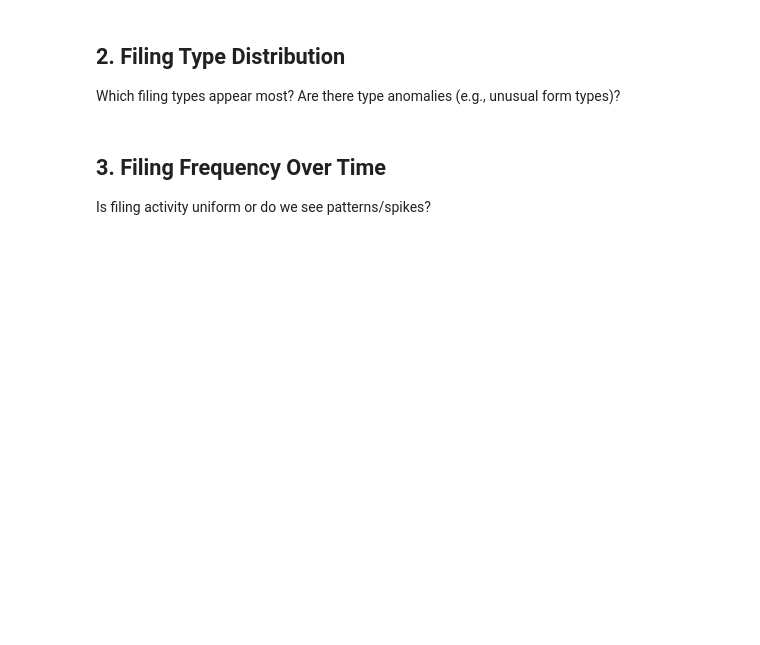
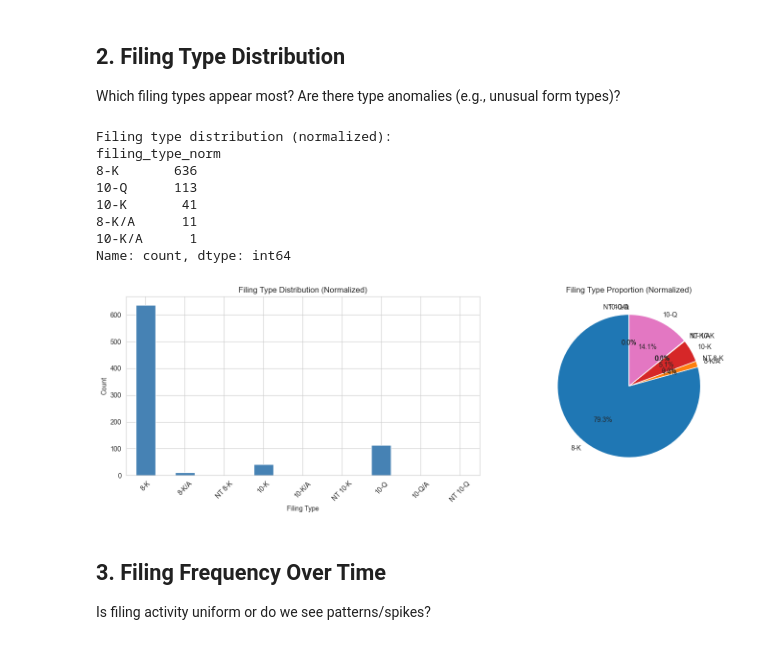
Before and after one commit to brngg/sec-anomaly-detector, a Jupyter notebook: notebooks/eda.ipynb, the cells around one changed output. Cells and saved outputs as stored; diff of their text form; code cells hidden in the pictures; blank space fills up the shorter version.

Commit message:
Appeneded new form filings

```diff
--- a/notebooks/eda.ipynb
+++ b/notebooks/eda.ipynb
@@ -33,9 +33,9 @@ companies = pd.read_sql_query("SELECT * FROM companies", conn)
 
 conn.close()
 
-# Convert date columns to datetime
-filings['filed_at'] = pd.to_datetime(filings['filed_at'])
-companies['updated_at'] = pd.to_datetime(companies['updated_at'])
+# Convert date columns to datetime (handle mixed ISO8601 formats)
+filings['filed_at'] = pd.to_datetime(filings['filed_at'], format='mixed', utc=True)
+companies['updated_at'] = pd.to_datetime(companies['updated_at'], format='mixed', utc=True)
 
 print(f"✅ Loaded {len(companies)} companies and {len(filings)} filings")
 print(f"\nDate range: {filings['filed_at'].min()} to {filings['filed_at'].max()}")
@@ -83,26 +107,66 @@ print(outliers[['ticker', 'name', 'filing_count']].sort_values('filing_count', a
 
 Which filing types appear most? Are there type anomalies (e.g., unusual form types)?
 # %%
-filing_type_counts = filings['filing_type'].value_counts()
+# Normalize filing types to capture amendments and NT forms
+def normalize_filing_type(filing_type: str) -> str:
+    if filing_type is None:
+        return "Unknown"
+    filing_type = filing_type.strip()
+    if filing_type.startswith("NT "):
+        base = filing_type.replace("NT ", "", 1).strip()
+        return f"NT {base}"
+    if filing_type.endswith("/A"):
+        base = filing_type[:-2]
+        return f"{base}/A"
+    if filing_type.endswith("-A"):
+        base = filing_type[:-2]
+        return f"{base}/A"
+    return filing_type
 
-print("Filing type distribution:")
+filings['filing_type_norm'] = filings['filing_type'].apply(normalize_filing_type)
+
+filing_type_counts = filings['filing_type_norm'].value_counts()
+
+print("Filing type distribution (normalized):")
 print(filing_type_counts)
+
+# Focus on core forms and their NT / amendment variants
+focus_types = [
+    "8-K", "8-K/A", "NT 8-K",
+    "10-K", "10-K/A", "NT 10-K",
+    "10-Q", "10-Q/A", "NT 10-Q",
+]
+
+focus_counts = filing_type_counts.reindex(focus_types).fillna(0).astype(int)
+other_count = filing_type_counts.drop(focus_types, errors="ignore").sum()
+if other_count > 0:
+    focus_counts.loc["Other"] = int(other_count)
 
 fig, axes = plt.subplots(1, 2, figsize=(15, 5))
 
 # Bar chart
-filing_type_counts.plot(kind='bar', ax=axes[0], color='steelblue')
-axes[0].set_title('Filing Type Distribution')
+focus_counts.plot(kind='bar', ax=axes[0], color='steelblue')
+axes[0].set_title('Filing Type Distribution (Normalized)')
 axes[0].set_xlabel('Filing Type')
 axes[0].set_ylabel('Count')
 axes[0].tick_params(axis='x', rotation=45)
 
 # Pie chart
-axes[1].pie(filing_type_counts.values, labels=filing_type_counts.index, autopct='%1.1f%%', startangle=90)
-axes[1].set_title('Filing Type Proportion')
+axes[1].pie(focus_counts.values, labels=focus_counts.index, autopct='%1.1f%%', startangle=90)
+axes[1].set_title('Filing Type Proportion (Normalized)')
 
 plt.tight_layout()
 plt.show()
+# %% [output]
+Filing type distribution (normalized):
+filing_type_norm
+8-K       636
+10-Q      113
+10-K       41
+8-K/A      11
+10-K/A      1
+Name: count, dtype: int64
+[figure, added]
 # %% [markdown]
 ## 3. Filing Frequency Over Time
 
```
Also changed, not shown: parts of 6 cells of this notebook, 1 other file.
